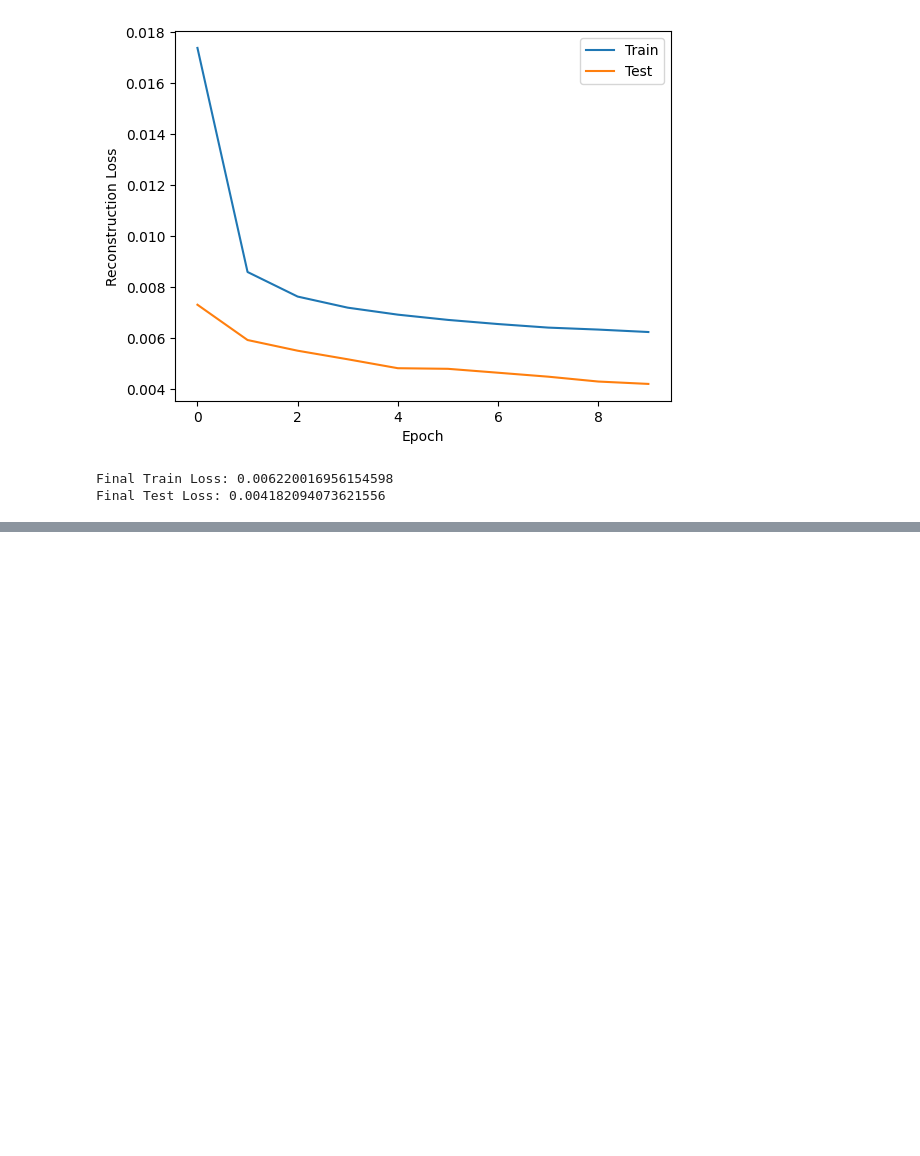
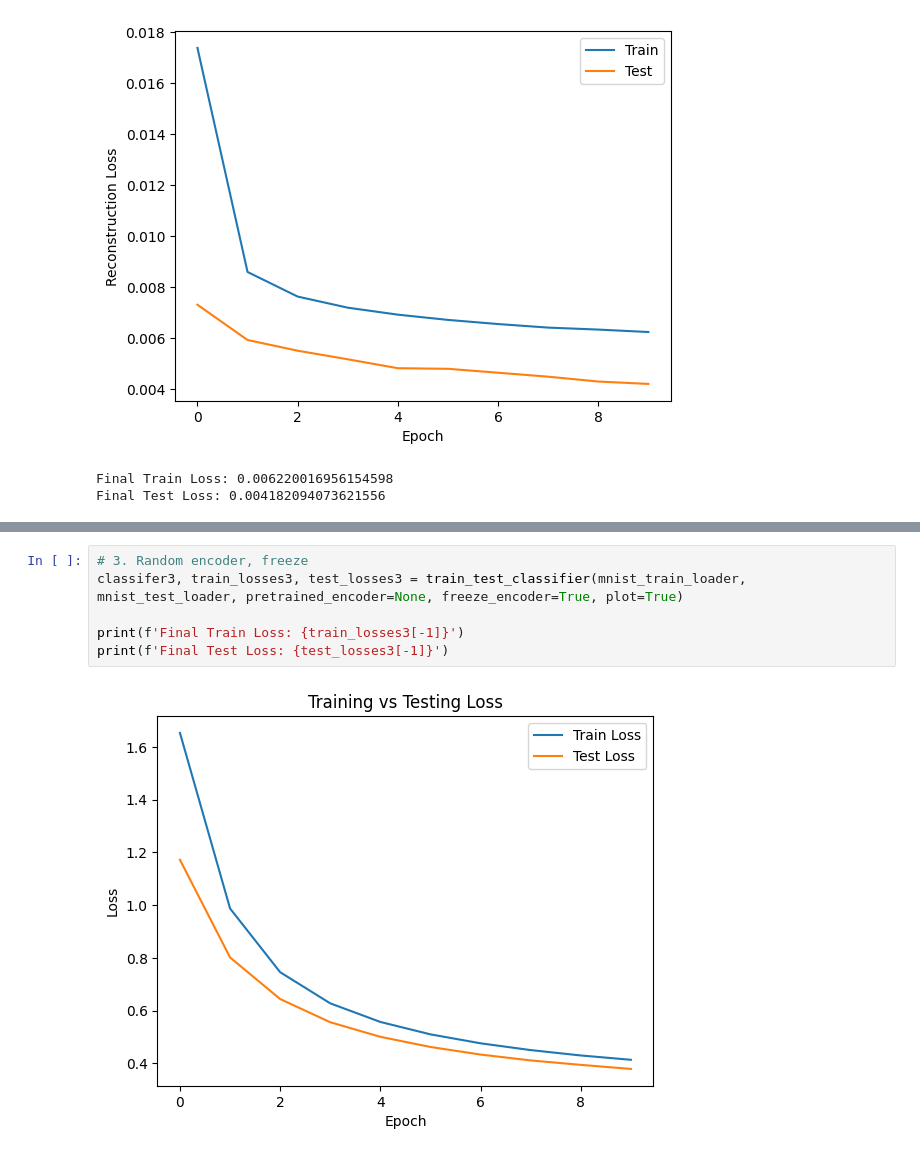
Before and after one commit to yashc73080/CS462-Deep-Learning, a Jupyter notebook: HW2/features_unsupervised_and_transfer_learning.ipynb, the cells around one changed output, grey strips where cells are left out. Saved outputs shown, nothing was run; the diff lists cells and outputs as text; blank space fills up the shorter version.

```diff
--- a/HW2/features_unsupervised_and_transfer_learning.ipynb
+++ b/HW2/features_unsupervised_and_transfer_learning.ipynb
@@ -321,0 +439,8 @@ Final Test Loss: 0.004182094073621556
+# %%
+# 3. Random encoder, freeze
+classifer3, train_losses3, test_losses3 = train_test_classifier(mnist_train_loader, mnist_test_loader, pretrained_encoder=None, freeze_encoder=True, plot=True)
+
+print(f'Final Train Loss: {train_losses3[-1]}')
+print(f'Final Test Loss: {test_losses3[-1]}')
+# %% [output]
+[figure, added]
```
Also changed, not shown: parts of 9 cells of this notebook.
